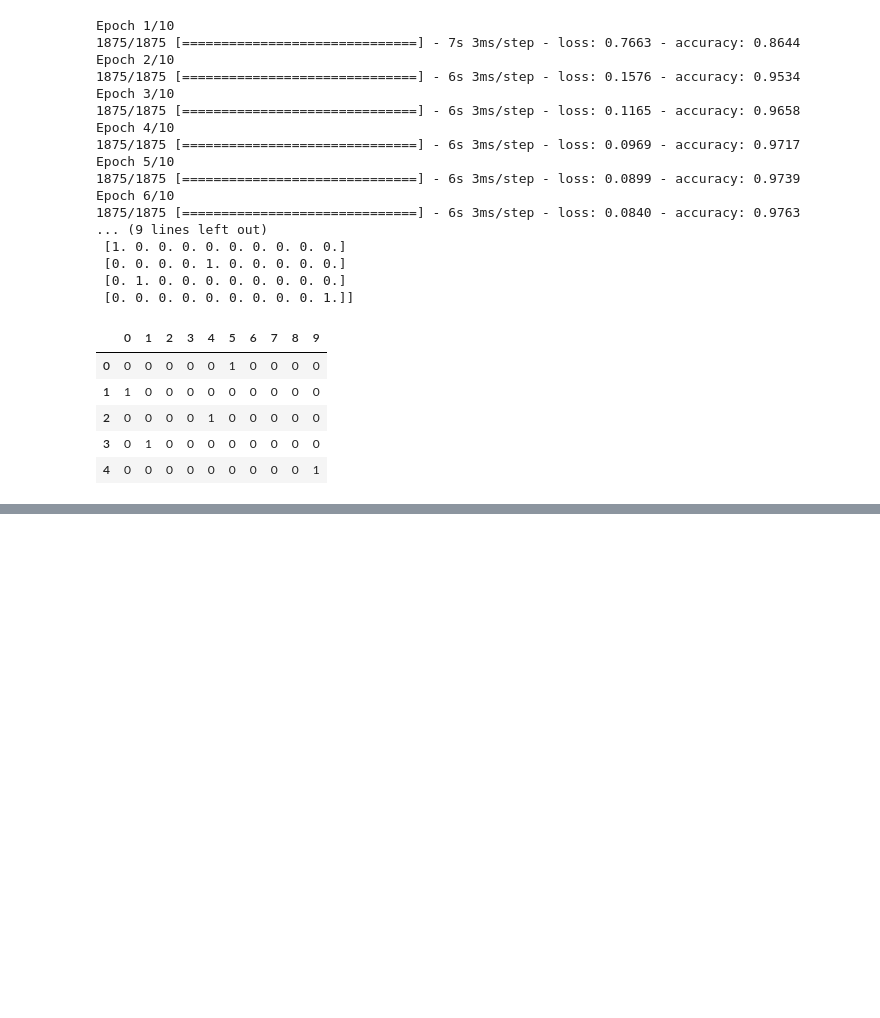
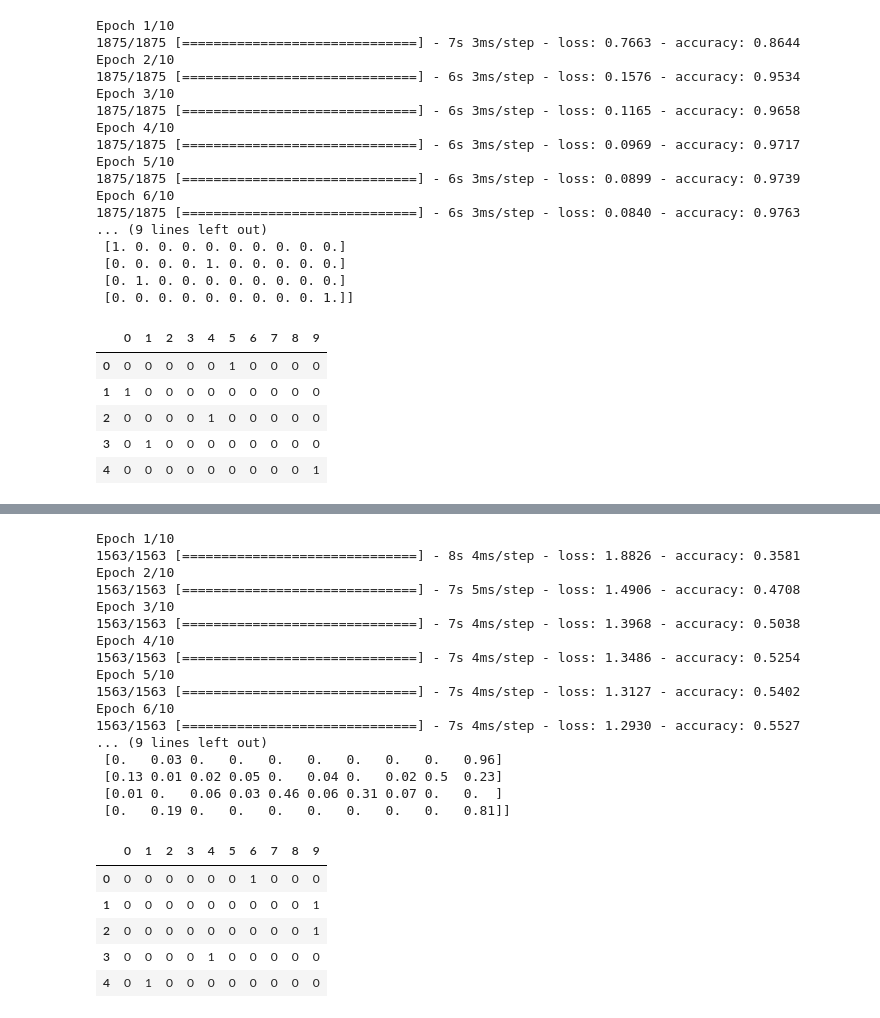
Before and after one commit to ldhml/AI, a Jupyter notebook: AI.ipynb, the cells around one changed output, grey strips where cells are left out. Saved outputs shown, nothing was run; the diff lists cells and outputs as text; code cells hidden in the pictures; blank space fills up the shorter version.

```diff
--- a/AI.ipynb
+++ b/AI.ipynb
@@ -722,0 +782,52 @@ Epoch 6/10
+# %%
+import tensorflow as tf
+import pandas as pd
+
+(Xdata,Ydata),_=tf.keras.datasets.cifar10.load_data()
+Ydata=pd.get_dummies(Ydata.reshape(50000))
+
+X=tf.keras.layers.Input(shape=[32,32,3])
+
+H=tf.keras.layers.Conv2D(6,kernel_size=5, padding='same',activation='swish')(X)
+H=tf.keras.layers.MaxPool2D()(H)
+
+H=tf.keras.layers.Conv2D(16,kernel_size=5,activation='swish')(H)
+H=tf.keras.layers.MaxPool2D()(H)
+
+H=tf.keras.layers.Flatten()(H)
+H=tf.keras.layers.Dense(100,activation='swish')(H)
+H=tf.keras.layers.Dense(80,activation='swish')(H)
+Y=tf.keras.layers.Dense(10,activation='softmax')(H)
+
+model=tf.keras.models.Model(X,Y)
+model.compile(loss='categorical_crossentropy',metrics='accuracy')
+
+model.fit(Xdata,Ydata,epochs=10)
+
+pred=model.predict(Xdata[0:5])
+print(pred.round(2))
+Ydata[0:5]
+# %% [output]
+Epoch 1/10
+1563/1563 [==============================] - 8s 4ms/step - loss: 1.8826 - accuracy: 0.3581
+Epoch 2/10
+1563/1563 [==============================] - 7s 5ms/step - loss: 1.4906 - accuracy: 0.4708
+Epoch 3/10
+1563/1563 [==============================] - 7s 4ms/step - loss: 1.3968 - accuracy: 0.5038
+Epoch 4/10
+1563/1563 [==============================] - 7s 4ms/step - loss: 1.3486 - accuracy: 0.5254
+Epoch 5/10
+1563/1563 [==============================] - 7s 4ms/step - loss: 1.3127 - accuracy: 0.5402
+Epoch 6/10
+1563/1563 [==============================] - 7s 4ms/step - loss: 1.2930 - accuracy: 0.5527
+... (9 lines left out)
+ [0.   0.03 0.   0.   0.   0.   0.   0.   0.   0.96]
+ [0.13 0.01 0.02 0.05 0.   0.04 0.   0.02 0.5  0.23]
+ [0.01 0.   0.06 0.03 0.46 0.06 0.31 0.07 0.   0.  ]
+ [0.   0.19 0.   0.   0.   0.   0.   0.   0.   0.81]]
+|  | 0 | 1 | 2 | 3 | 4 | 5 | 6 | 7 | 8 | 9 |
+| 0 | 0 | 0 | 0 | 0 | 0 | 0 | 1 | 0 | 0 | 0 |
+| 1 | 0 | 0 | 0 | 0 | 0 | 0 | 0 | 0 | 0 | 1 |
+| 2 | 0 | 0 | 0 | 0 | 0 | 0 | 0 | 0 | 0 | 1 |
+| 3 | 0 | 0 | 0 | 0 | 1 | 0 | 0 | 0 | 0 | 0 |
+| 4 | 0 | 1 | 0 | 0 | 0 | 0 | 0 | 0 | 0 | 0 |
```
Also changed, not shown: parts of 7 cells of this notebook.
